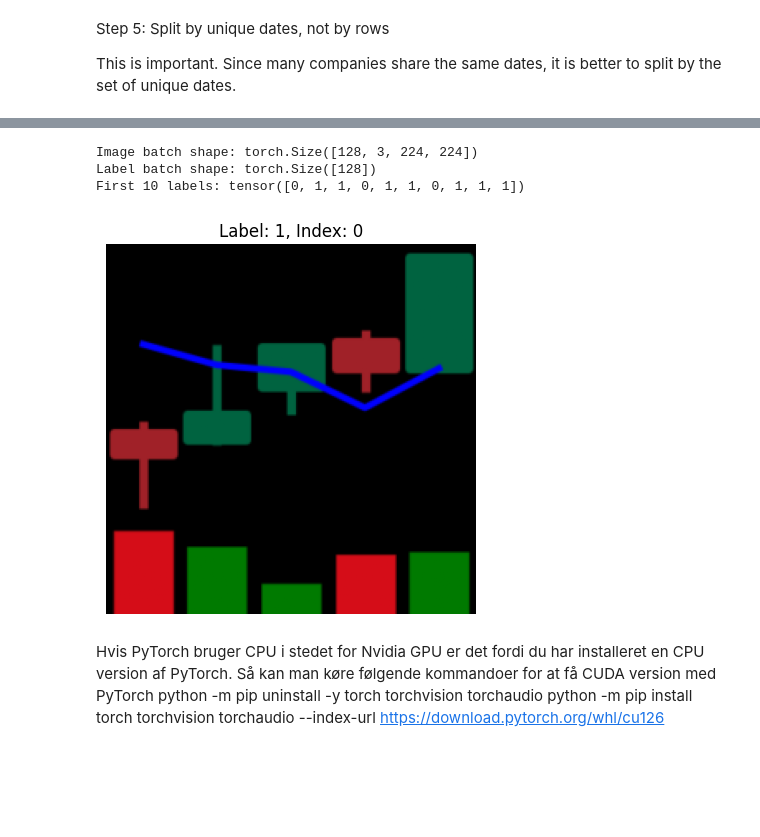
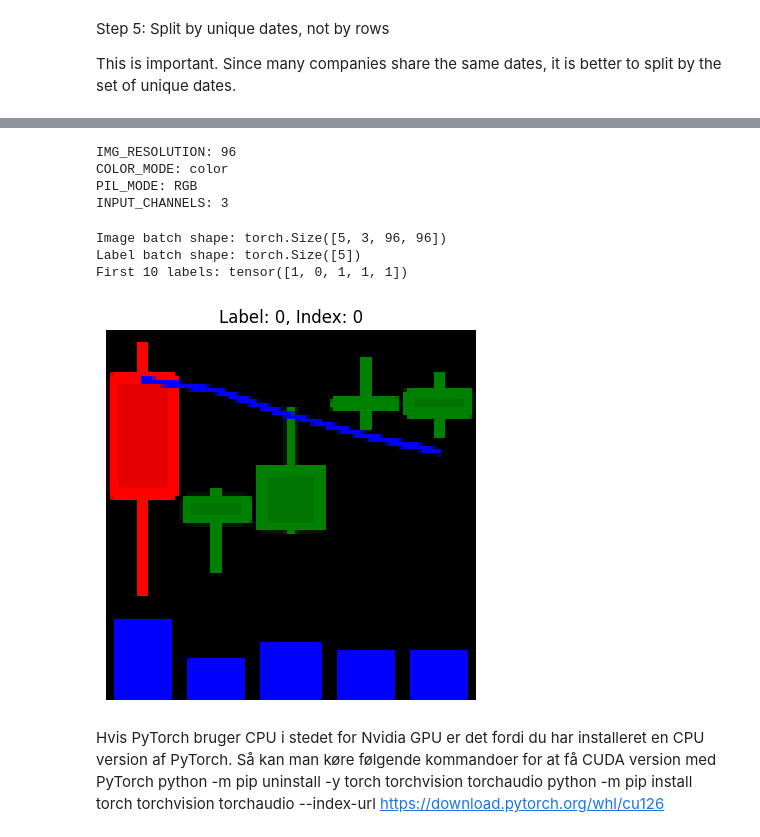
Before and after one commit to MortenSkovbjerg2000/speciale-i-datavidenskab-2026, a Jupyter notebook: training.ipynb, the cells around one changed output, grey strips where cells are left out. Drawn from its saved outputs; the diff is of its cells as text; code cells hidden in the pictures; blank space fills up the shorter version.

```diff
--- a/training.ipynb
+++ b/training.ipynb
@@ -4,11 +4,11 @@ import os
 import random
 
 # Write the folder name only once
-data_folder = "vol_1_ma_1_bb_0_rsi_0"
+data_folder = "res_96_color_candlestick_vol_1_ma_1_bb_0_rsi_0"
 
 # Choose how many tickers to use
 # Set to None if you want all tickers
-MAX_TICKERS = 20
+MAX_TICKERS = 1
 
 # Make ticker selection reproducible
 TICKER_SEED = 42
@@ -188,3 +172,28 @@ c:\Users\morte\AppData\Local\Programs\Python\Python314\python.exe
+# %%
+import os
+import re
+
+folder_name = os.path.basename(data_folder)
+
+match = re.match(r"res_(\d+)_(color|grayscale)", folder_name)
+if not match:
+    raise ValueError(f"Could not read resolution/color mode from folder name: {folder_name}")
+
+IMG_RESOLUTION = int(match.group(1))
+COLOR_MODE = match.group(2)
+
+PIL_MODE = "RGB" if COLOR_MODE == "color" else "L"
+INPUT_CHANNELS = 3 if COLOR_MODE == "color" else 1
+
+print("IMG_RESOLUTION:", IMG_RESOLUTION)
+print("COLOR_MODE:", COLOR_MODE)
+print("PIL_MODE:", PIL_MODE)
+print("INPUT_CHANNELS:", INPUT_CHANNELS)
+# %% [output]
+IMG_RESOLUTION: 96
+COLOR_MODE: color
+PIL_MODE: RGB
+INPUT_CHANNELS: 3
 # %%
 import pandas as pd
 from PIL import Image
@@ -204,7 +213,7 @@ class StockImageDataset(Dataset):
 
     def __getitem__(self, idx):
         row = self.df.iloc[idx]
-        image = Image.open(row["image_path"]).convert("RGB")
+        image = Image.open(row["image_path"]).convert(PIL_MODE) # Image.open(row["image_path"]).convert("RGB")
         label = int(row["label"])
 
         if self.transform:
@@ -212,38 +221,38 @@ class StockImageDataset(Dataset):
 
         return image, label, idx
 
 basic_transform = transforms.Compose([
-    transforms.Resize((224, 224)),
+    transforms.Resize((IMG_RESOLUTION, IMG_RESOLUTION)),
     transforms.ToTensor()
 ])
 
 train_dataset = StockImageDataset(train_df, transform=basic_transform)
 val_dataset   = StockImageDataset(val_df, transform=basic_transform)
 test_dataset  = StockImageDataset(test_df, transform=basic_transform)
 
 train_loader = DataLoader(train_dataset, batch_size=128, shuffle=True)
 val_loader   = DataLoader(val_dataset, batch_size=128, shuffle=False)
 test_loader  = DataLoader(test_dataset, batch_size=128, shuffle=False)
 
 # Test one batch
 images, labels, idx = next(iter(train_loader))
 print("Image batch shape:", images.shape)
 print("Label batch shape:", labels.shape)
 print("First 10 labels:", labels[:10])
 
 # Show one example image
 image, label, idx = train_dataset[0]
 img_np = image.permute(1, 2, 0).numpy()
 
 plt.imshow(img_np)
 plt.title(f"Label: {label}, Index: {idx}")
 plt.axis("off")
 plt.show()
 # %% [output]
-Image batch shape: torch.Size([128, 3, 224, 224])
-Label batch shape: torch.Size([128])
-First 10 labels: tensor([0, 1, 1, 0, 1, 1, 0, 1, 1, 1])
+Image batch shape: torch.Size([5, 3, 96, 96])
+Label batch shape: torch.Size([5])
+First 10 labels: tensor([1, 0, 1, 1, 1])
-[figure, old version]
+[figure, new version]
 # %% [markdown]
 Hvis PyTorch bruger CPU i stedet for Nvidia GPU er det fordi du har installeret en CPU version af PyTorch. Så kan man køre følgende kommandoer for at få CUDA version med PyTorch
 python -m pip uninstall -y torch torchvision torchaudio
```
Also changed, not shown: parts of 13 cells of this notebook, 1 other file.
